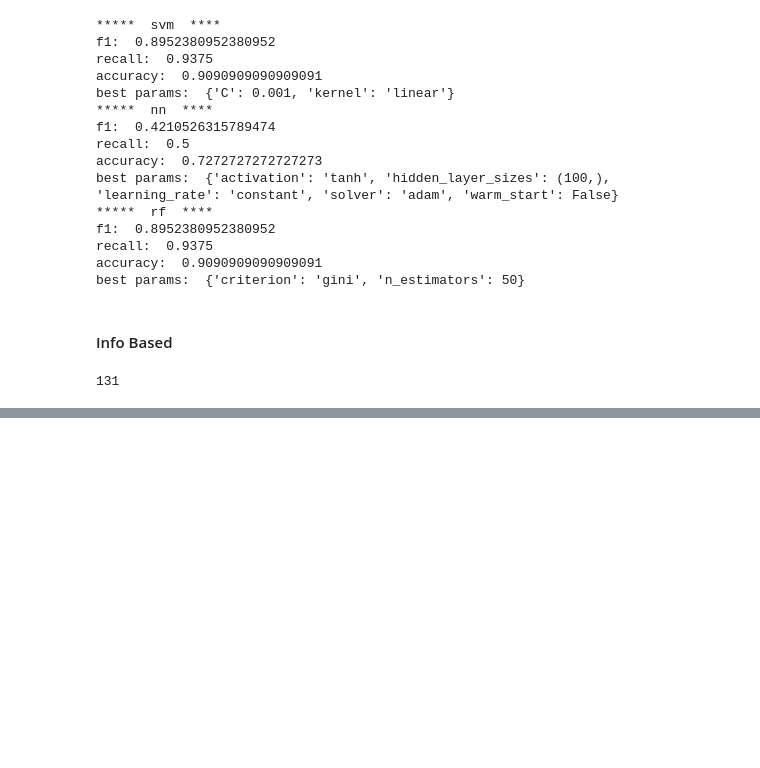
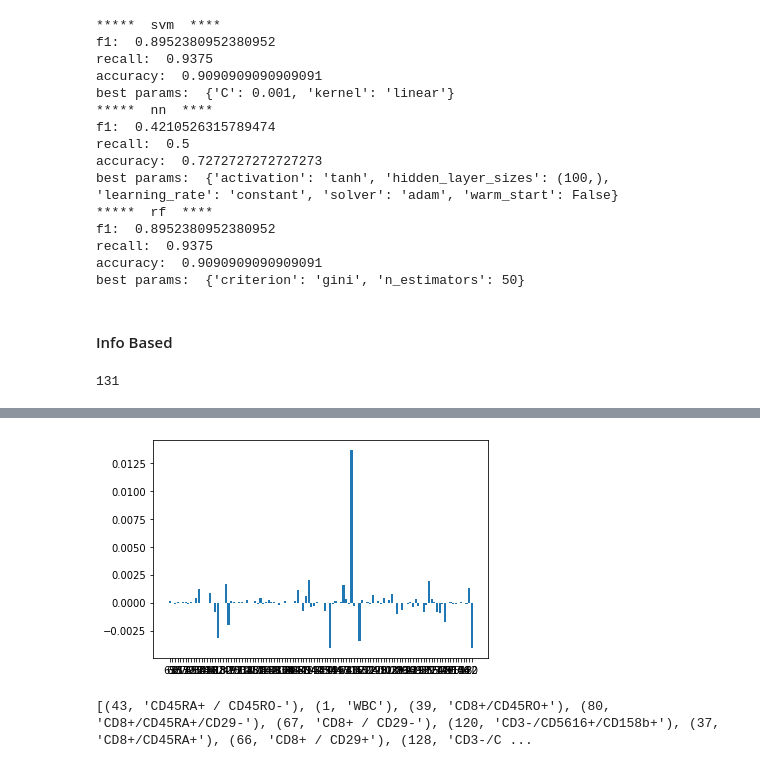
Before and after one commit to pszemkor/FSTool, a Jupyter notebook: PrometheusNotebook/FeatureSelectionNotebook.ipynb, the cells around one changed output, grey strips where cells are left out. Drawn from its saved outputs; the diff is of its cells as text; code cells hidden in the pictures; blank space fills up the shorter version.

Commit message:
Use dataframe instead of dictionary to collect features scores

```diff
--- a/PrometheusNotebook/FeatureSelectionNotebook.ipynb
+++ b/PrometheusNotebook/FeatureSelectionNotebook.ipynb
@@ -349,27 +362,5 @@ def apply_iind(m_case, m_control, features_num, row_num, k):
 # %%
-
-m = pd.read_csv("male.csv")
-m2 = pd.read_csv("female.csv")
-k = 5
-patients =  m.shape[0]
-df1 = None
-importance_per_patient = dict()
-
-feature_ind_to_name = dict()
-for i, e in enumerate(m.columns):
-    feature_ind_to_name[i] = e
-i = 1
-
-for _ in range(2):
-    features_dict = defaultdict(list)
-    for j in range(100):
-        control_res = apply_iind(m, m2, 150, i, k)
-        for r, el in enumerate(control_res):
-            if r == k:
-                break
-            ind = control_res[r + k]
-            if not np.isnan(ind):
-                features_dict[int(el)] = ind
+def plot_score(features_dict, feature_ind_to_name, importance_per_patient):
     features_stat = dict()
     for k,v in features_dict.items():
         features_stat[k] = np.median(v)
@@ -378,9 +369,8 @@ for _ in range(2):
     plt.show()
     positive_median =list(filter(lambda x: x[1] > 0, features_stat.items()))
     imp_list = list(map(lambda x: x[0], sorted(positive_median, key=lambda x: x[1], reverse=True)))
-    x = list()
+    summarisation = []
     for imp in imp_list:
-        x.append((imp, feature_ind_to_name[imp]))
-    print(x)
-    print(imp_list)
+        summarisation.append((imp, feature_ind_to_name[imp]))
+    print(summarisation)
     importance_per_patient[i] = features_stat
@@ -397,3 +423,8 @@ df1
+# %%
+plot_score(features_dict, feature_ind_to_name, importance_per_patient)
+# %% [output]
+[figure, added]
+[(43, 'CD45RA+ / CD45RO-'), (1, 'WBC'), (39, 'CD8+/CD45RO+'), (80, 'CD8+/CD45RA+/CD29-'), (67, 'CD8+ / CD29-'), (120, 'CD3-/CD5616+/CD158b+'), (37, 'CD8+/CD45RA+'), (66, 'CD8+ / CD29+'), (128, 'CD3-/C ...
 # %%
 # TESTS
 m_case =
```
Also changed, not shown: parts of 6 cells of this notebook.
